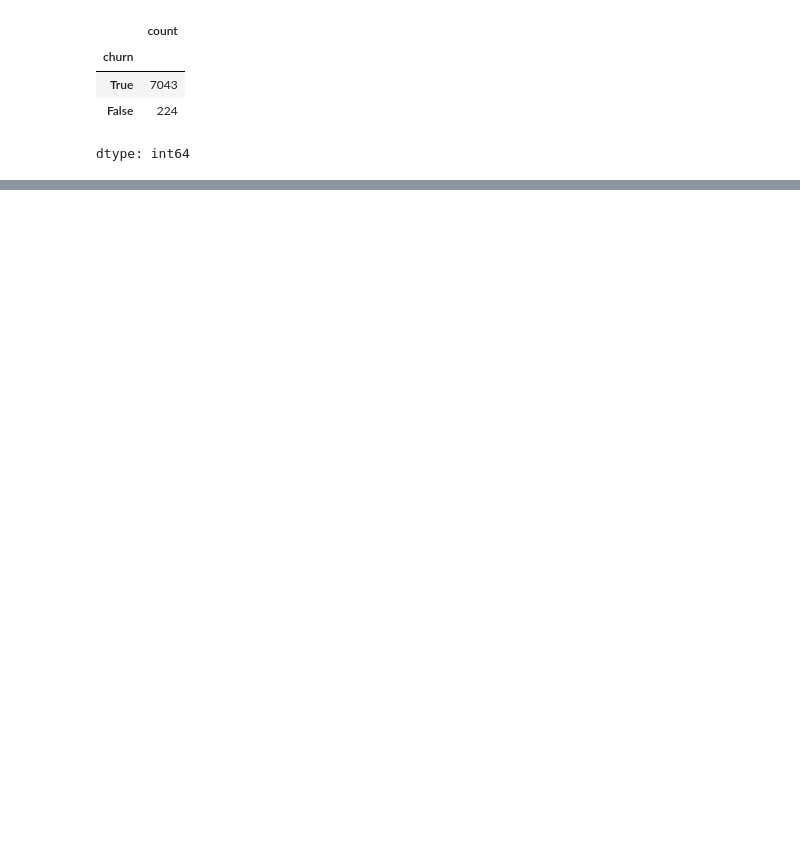
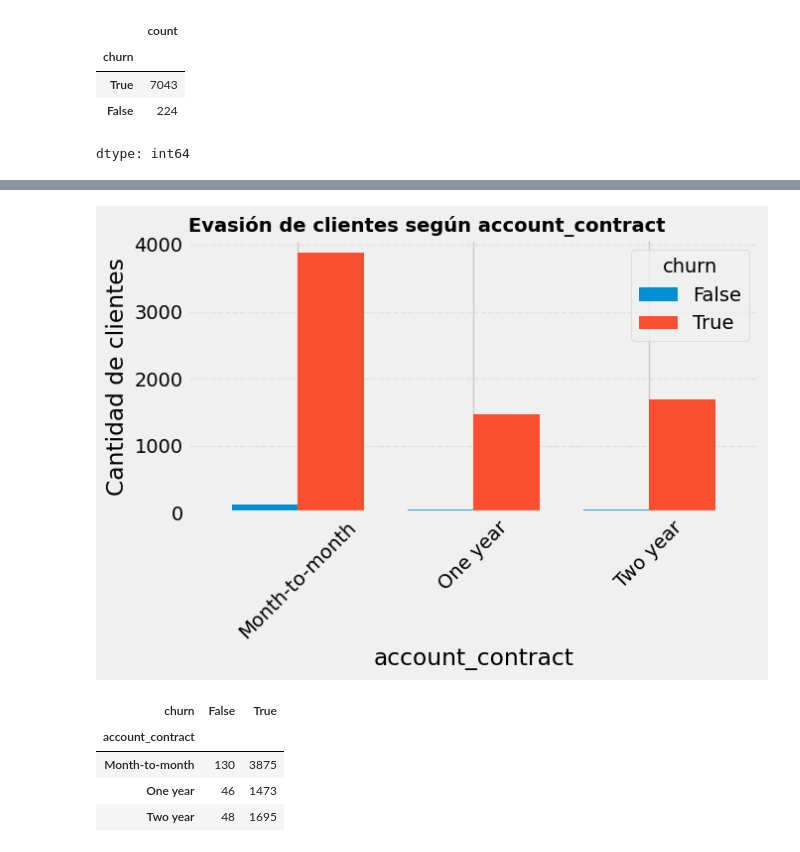
Before and after one commit to CatalinaOrtegha/2ndChallenge_TelecomX, a Jupyter notebook: 2ndChallenge_TelecomX.ipynb, the cells around one changed output, grey strips where cells are left out. Cells and saved outputs as stored; diff of their text form; code cells hidden in the pictures; blank space fills up the shorter version.

```diff
--- a/2ndChallenge_TelecomX.ipynb
+++ b/2ndChallenge_TelecomX.ipynb
@@ -510,0 +654,10 @@ plt.show()
+# %%
+conteo_contrato = churn_por_categoria(df, 'account_contract')
+conteo_contrato
+# %% [output]
+[figure, added]
+| churn | False | True |
+| account_contract |  |  |
+| Month-to-month | 130 | 3875 |
+| One year | 46 | 1473 |
+| Two year | 48 | 1695 |
```
Also changed, not shown: parts of 24 cells of this notebook.
